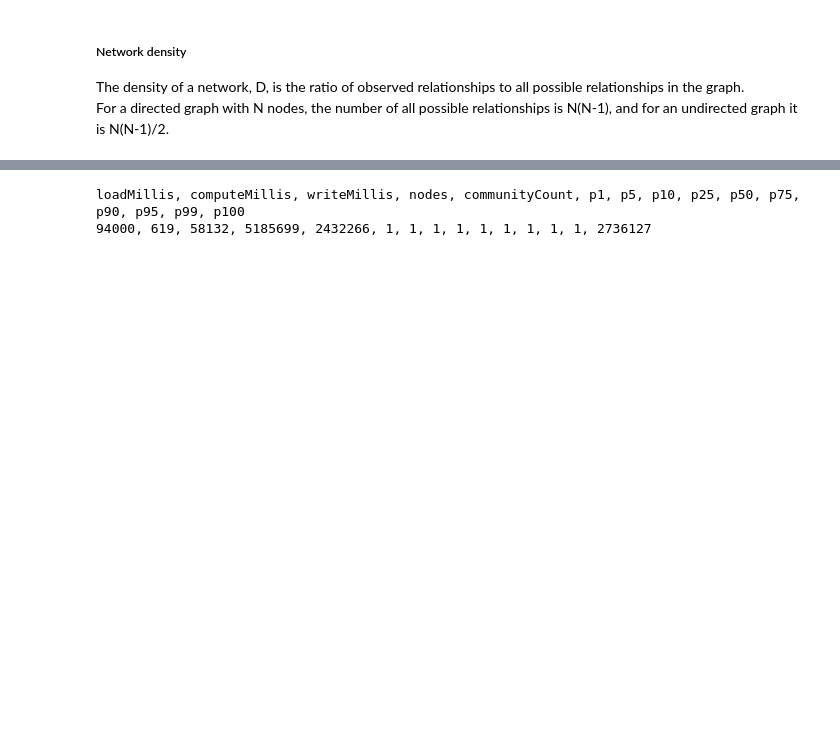
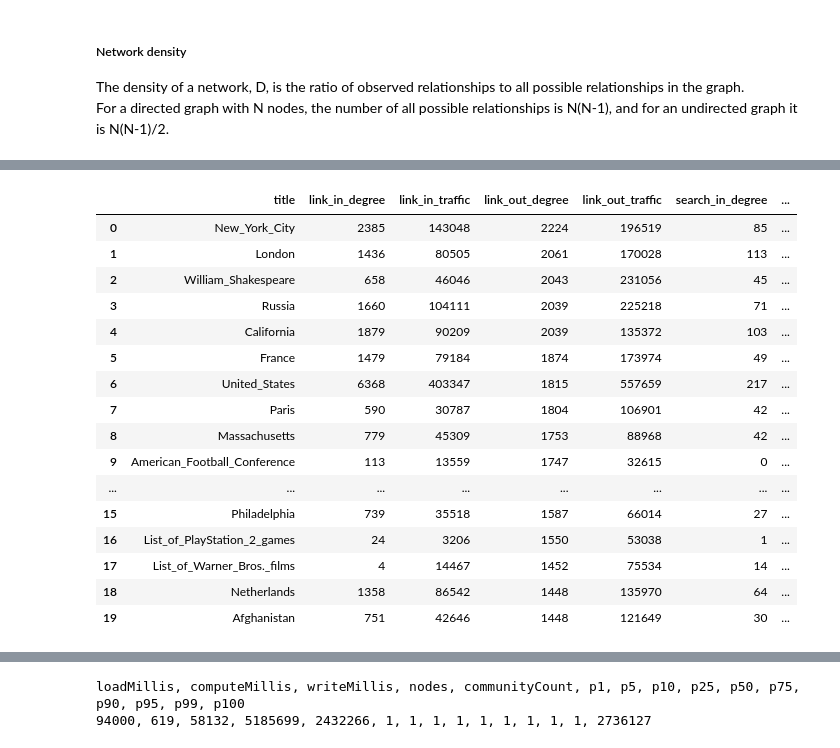
Before and after one commit to 33eyes/wiki-clickstream-graph, a Jupyter notebook: English_Wikipedia_network_analysis_AWS.ipynb, the cells around one changed output, grey strips where cells are left out. Saved outputs shown, nothing was run; the diff lists cells and outputs as text; code cells hidden in the pictures; blank space fills up the shorter version.

Commit message:
Finished deg and traffic article level stats.

```diff
--- a/English_Wikipedia_network_analysis_AWS.ipynb
+++ b/English_Wikipedia_network_analysis_AWS.ipynb
@@ -430,17 +389,0 @@ Runtime: 16.01 min
-# %%
-# undo the above
-start_time = timer()
-for p in article_properties_to_update:
-    q = """
-    MATCH (a:Article)
-    WHERE a.%s = 0
-    REMOVE a.%s;
-    """ %(p,p)
-
-    r = graph.run(q)
-
-    print("Ran query:", q)
-    print("Elapsed time:", round((timer() - start_time)/60, 2), "min\n")
-
-
-cu.printRunTime(start_time)
@@ -640,0 +494,2 @@ Runtime: 0.8 min
+# %%
+degree_types = ['link_out_degree', 'search_in_degree', 'search_out_degree', 'link_in_degree']
@@ -640,0 +679,51 @@ Runtime: 0.8 min
+# %%
+print("Started running at", datetime.now(), "UTC")
+
+top_deg_nodes_dict = {}
+
+start_time = timer()
+for i, p in enumerate(degree_types):
+    q = """
+    MATCH (a:Article)
+    RETURN
+        a.title as title,
+        a.link_in_degree as link_in_degree,
+        a.link_in_traffic as link_in_traffic,
+        a.link_out_degree as link_out_degree,
+        a.link_out_traffic as link_out_traffic,
+        a.search_in_degree as search_in_degree,
+        a.search_in_traffic as search_in_traffic,
+        a.search_out_degree as search_out_degree,
+        a.search_out_traffic as search_out_traffic,
+        a.external_search_traffic as external_search_traffic,
+        a.external_website_traffic as external_website_traffic,
+        a.empty_referer_traffic as empty_referer_traffic,
+        a.other_wikimedia_traffic as other_wikimedia_traffic,
+        a.unknown_external_traffic as unknown_external_traffic,
+        a.search_traffic_from_main_page as search_traffic_from_main_page,
+        a.search_traffic_to_hyphen_minus as search_traffic_to_hyphen_minus,
+        a.search_traffic_to_main_page as search_traffic_to_main_page
+    ORDER BY a.{param} desc
+    LIMIT 20
+        ;
+    """.format(param=p)
+
+    r = graph.data(q)
+    tdf = pd.DataFrame(r)
+    top_deg_nodes_dict[p] = tdf[["title", "link_in_degree", "link_in_traffic", "link_out_degree",
+                                 "link_out_traffic", "search_in_degree", "search_in_traffic",
+                                 "search_out_degree", "search_out_traffic", "external_search_traffic",
+                                 "external_website_traffic", "empty_referer_traffic", "other_wikimedia_traffic",
+                                 "unknown_external_traffic", "search_traffic_from_main_page",
+                                 "search_traffic_to_hyphen_minus", "search_traffic_to_main_page"]]
+
+    print("Ran query:", q)
+    print("Elapsed time:", round((timer() - start_time)/60, 2), "min\n")
+
+    print("-----------------------------------------------------------")
+    print("Top nodes for", p, ":")
+    display( top_deg_nodes_dict[p] )
+
+
+cu.printRunTime(start_time)
+# %% [output]
@@ -640,0 +747,17 @@ Runtime: 0.8 min
+|  | title | link_in_degree | link_in_traffic | link_out_degree | link_out_traffic | search_in_degree | ... |
+| 0 | New_York_City | 2385 | 143048 | 2224 | 196519 | 85 | ... |
+| 1 | London | 1436 | 80505 | 2061 | 170028 | 113 | ... |
+| 2 | William_Shakespeare | 658 | 46046 | 2043 | 231056 | 45 | ... |
+| 3 | Russia | 1660 | 104111 | 2039 | 225218 | 71 | ... |
+| 4 | California | 1879 | 90209 | 2039 | 135372 | 103 | ... |
+| 5 | France | 1479 | 79184 | 1874 | 173974 | 49 | ... |
+| 6 | United_States | 6368 | 403347 | 1815 | 557659 | 217 | ... |
+| 7 | Paris | 590 | 30787 | 1804 | 106901 | 42 | ... |
+| 8 | Massachusetts | 779 | 45309 | 1753 | 88968 | 42 | ... |
+| 9 | American_Football_Conference | 113 | 13559 | 1747 | 32615 | 0 | ... |
+| ... | ... | ... | ... | ... | ... | ... | ... |
+| 15 | Philadelphia | 739 | 35518 | 1587 | 66014 | 27 | ... |
+| 16 | List_of_PlayStation_2_games | 24 | 3206 | 1550 | 53038 | 1 | ... |
+| 17 | List_of_Warner_Bros._films | 4 | 14467 | 1452 | 75534 | 14 | ... |
+| 18 | Netherlands | 1358 | 86542 | 1448 | 135970 | 64 | ... |
+| 19 | Afghanistan | 751 | 42646 | 1448 | 121649 | 30 | ... |
```
Also changed, not shown: parts of 71 cells of this notebook, 5 other files.
